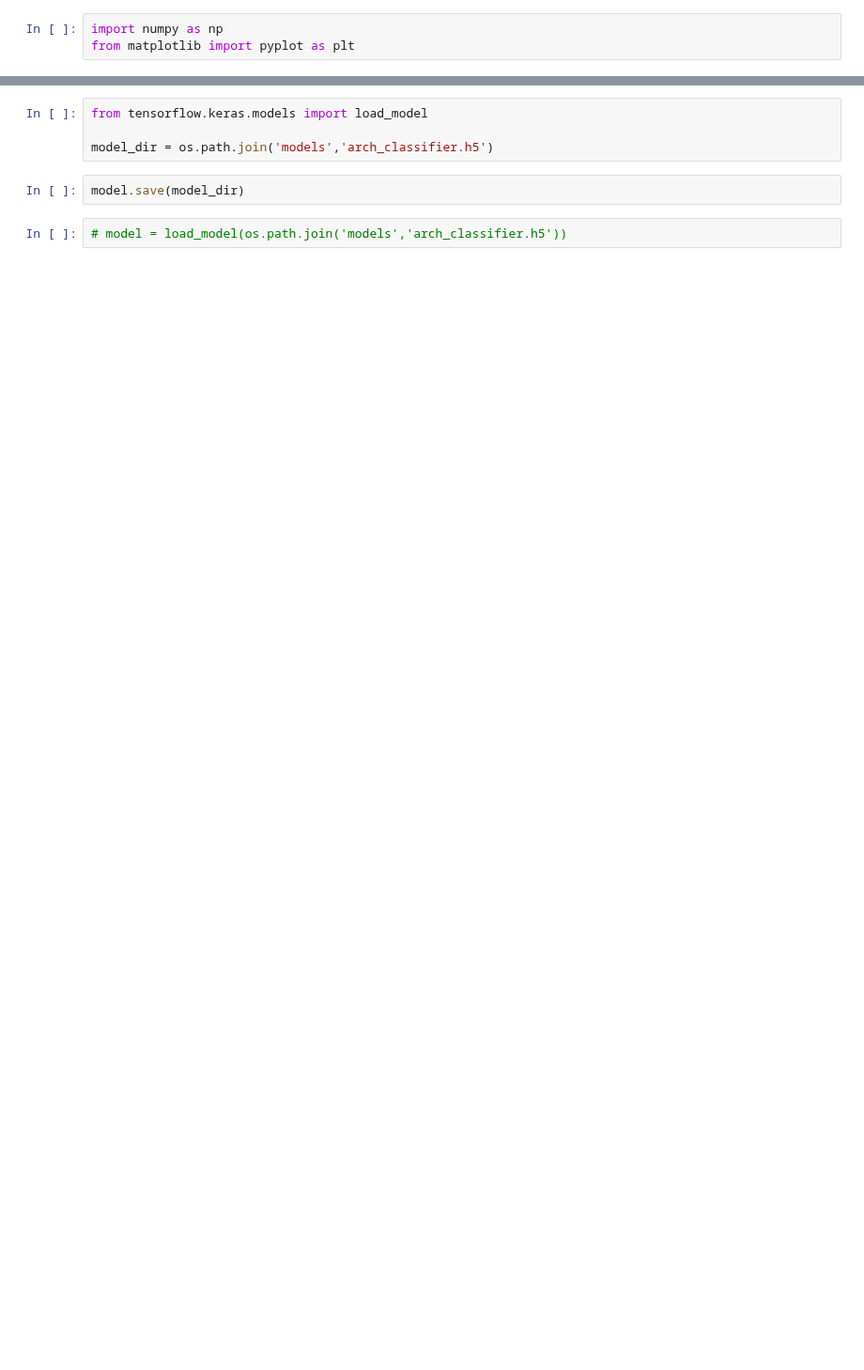
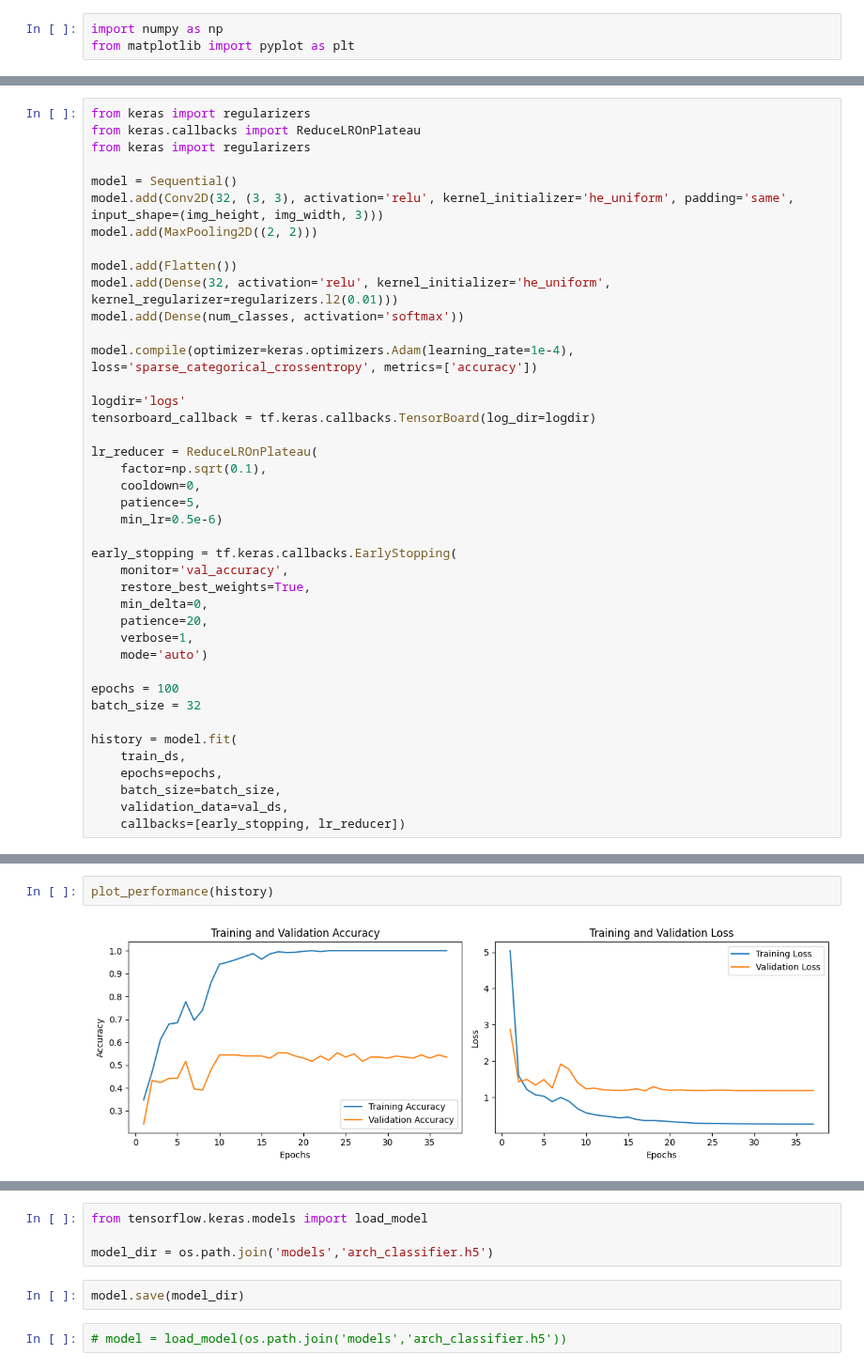
Before and after one commit to ebylmz/architectural-style-classification, a Jupyter notebook: notebooks/classify_arch.ipynb, the cells around one changed output, grey strips where cells are left out. Shown at 94% size. Cells and saved outputs as stored; diff of their text form; blank space fills up the shorter version.

```diff
--- a/notebooks/classify_arch.ipynb
+++ b/notebooks/classify_arch.ipynb
@@ -418,0 +367,41 @@ plt.show()
+# %%
+from keras import regularizers
+from keras.callbacks import ReduceLROnPlateau
+from keras import regularizers
+
+model = Sequential()
+model.add(Conv2D(32, (3, 3), activation='relu', kernel_initializer='he_uniform', padding='same', input_shape=(img_height, img_width, 3)))
+model.add(MaxPooling2D((2, 2)))
+
+model.add(Flatten())
+model.add(Dense(32, activation='relu', kernel_initializer='he_uniform', kernel_regularizer=regularizers.l2(0.01)))
+model.add(Dense(num_classes, activation='softmax'))
+
+model.compile(optimizer=keras.optimizers.Adam(learning_rate=1e-4), loss='sparse_categorical_crossentropy', metrics=['accuracy'])
+
+logdir='logs'
+tensorboard_callback = tf.keras.callbacks.TensorBoard(log_dir=logdir)
+
+lr_reducer = ReduceLROnPlateau(
+    factor=np.sqrt(0.1),
+    cooldown=0,
+    patience=5,
+    min_lr=0.5e-6)
+
+early_stopping = tf.keras.callbacks.EarlyStopping(
+    monitor='val_accuracy',
+    restore_best_weights=True,
+    min_delta=0,
+    patience=20,
+    verbose=1,
+    mode='auto')
+
+epochs = 100
+batch_size = 32
+
+history = model.fit(
+    train_ds,
+    epochs=epochs,
+    batch_size=batch_size,
+    validation_data=val_ds,
+    callbacks=[early_stopping, lr_reducer])
@@ -418,0 +427,4 @@ plt.show()
+# %%
+plot_performance(history)
+# %% [output]
+[figure, added]
```
Also changed, not shown: parts of 88 cells of this notebook, 2 other files.
